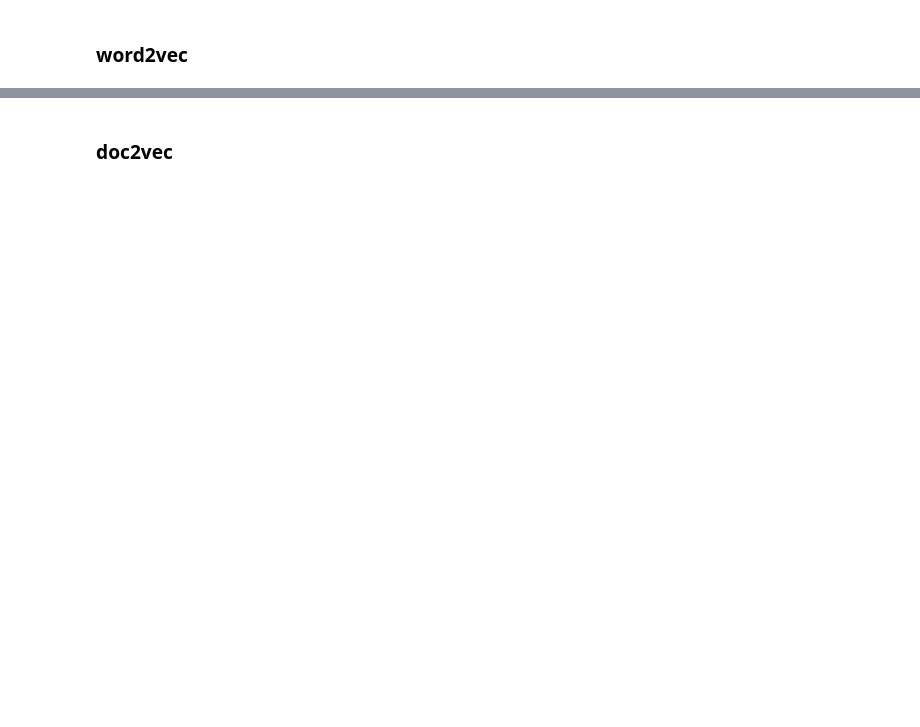
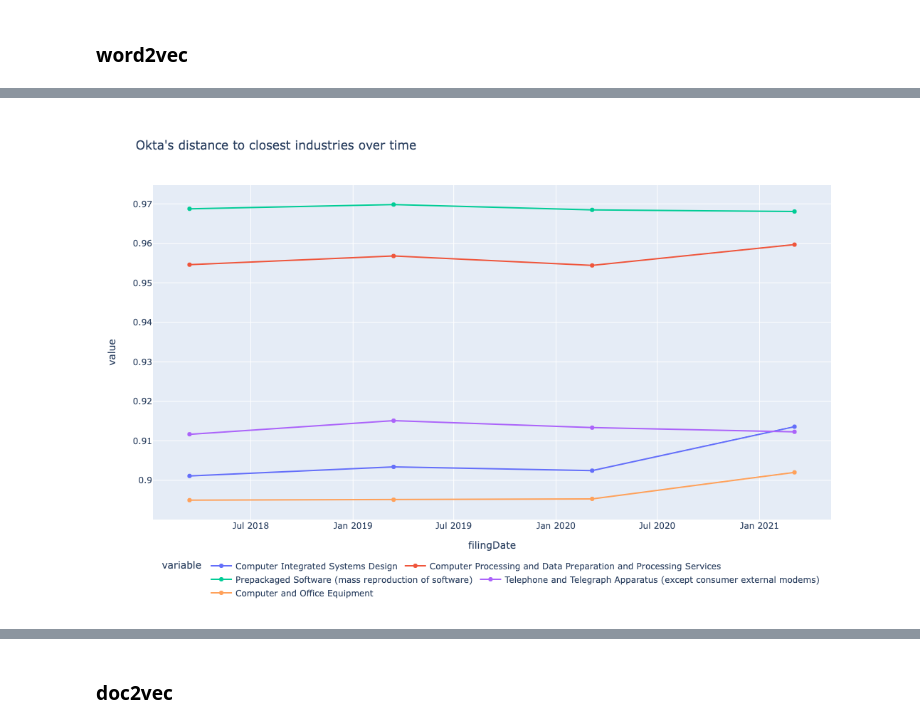
Before and after one commit to richardye101/ubineer_nlp_research, a Jupyter notebook: content/richard/8_Dynamic_Embedding.ipynb, the cells around one changed output, grey strips where cells are left out. Drawn from its saved outputs; the diff is of its cells as text; code cells hidden in the pictures; blank space fills up the shorter version.

Commit message:
completed dynamic analysis

```diff
--- a/content/richard/8_Dynamic_Embedding.ipynb
+++ b/content/richard/8_Dynamic_Embedding.ipynb
@@ -189,8 +344,0 @@ cosine_dist
-# %%
-cluster_companies = []
-for i in np.arange(3,cosine_dist.shape[1]):
-    rank = cosine_dist.iloc[:,i].sort_values(ascending = False).index.tolist()[:5]
-    CIK = first_yr.iloc[rank,1]
-    rep_words = final[final["CIK"].isin(CIK)].groupby("CIK").head(1).loc[:,"coDescription"]
-    cluster_companies.append(rep_words)
-cluster_companies[:3]
@@ -244,0 +353,23 @@ data_word2vec
+# %%
+from gensim.models.word2vec import Word2Vec
+from gensim import utils
+from sklearn.metrics.pairwise import cosine_similarity
+
+time_processed = final["coDescription_stopwords"].apply(lambda x: utils.simple_preprocess(x))
+
+# https://stackoverflow.com/questions/46560861/relation-between-word2vec-vector-size-and-total-number-of-words-scanned
+model_w = Word2Vec(time_processed, vector_size = 300)
+
+def doc_to_vec(text):
+    word_vecs = [model_w.wv[w] for w in text if w in model_w.wv]
+
+    if len(word_vecs) == 0:
+        return np.zeros(model_w.vector_size)
+
+    return np.mean(word_vecs, axis = 0)
+
+doc_vec = pd.DataFrame(time_processed.apply(doc_to_vec).tolist())
+
+data_w2v = pd.concat([final.loc[:,["filingDate","CIK", "Name", "SIC_Descrip"]],doc_vec],axis = 1)
+
+industry_vectors = data_w2v.iloc[:,3:].groupby("SIC_Descrip").mean()
@@ -244,0 +387,14 @@ data_word2vec
+# %%
+okta_w2v = pd.concat([data_w2v[data_w2v.loc[:,"CIK"] == 1660134].iloc[:,0].reset_index(drop=True),
+           pd.DataFrame(cosine_similarity(data_w2v[data_w2v.loc[:,"CIK"] == 1660134].iloc[:,4:], industry_vectors),
+                        columns = industry_vectors.index.tolist())],
+          axis = 1)
+
+# Gets the list of top industries associated with okta throughout it's history
+okta_industries = set((okta_w2v.iloc[0,1:].sort_values(ascending = False).head(5).index.tolist()))
+for i in np.arange(1,okta_w2v.shape[0]):
+    okta_industries.update(okta_w2v.iloc[i,1:].sort_values(ascending = False).head(5).index.tolist())
+
+std_func.dynamic_plt(okta_w2v, okta_industries, "Okta")
+# %% [output]
+[figure, added]
```
Also changed, not shown: parts of 89 cells of this notebook, 7 other files.
